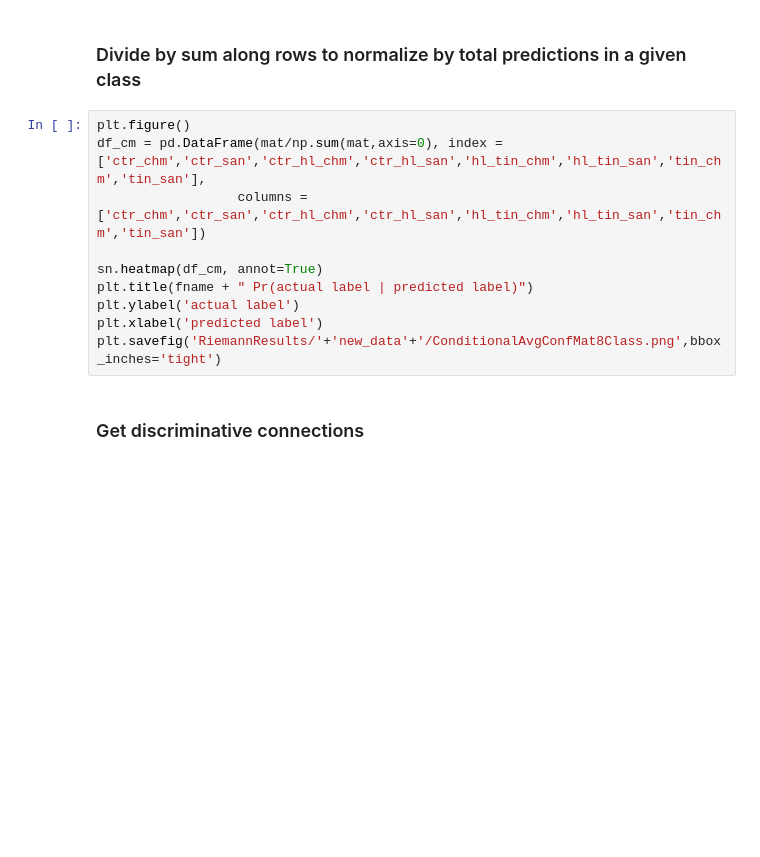
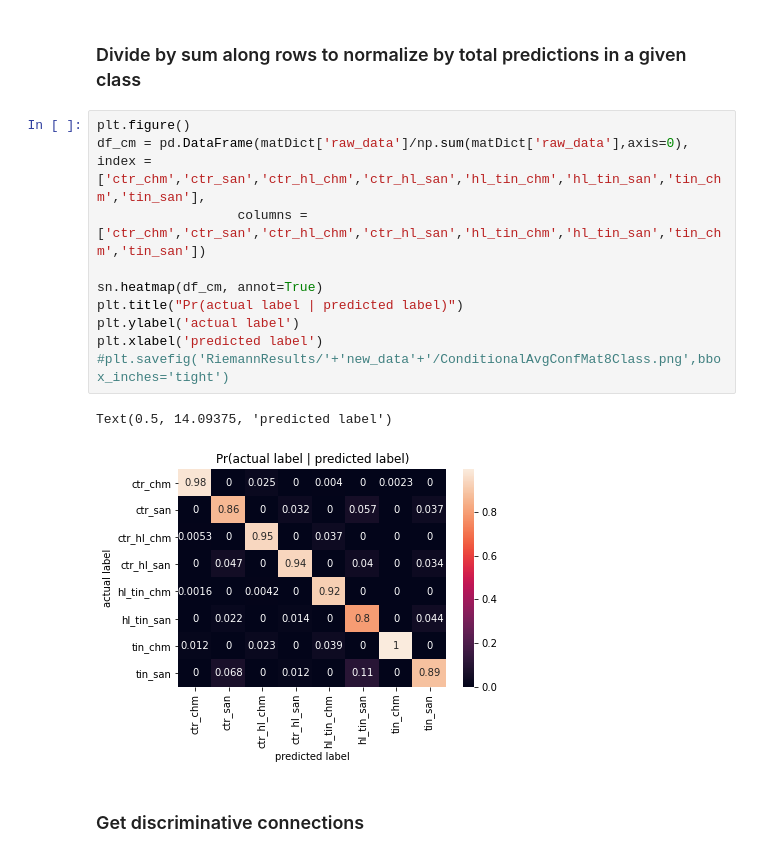
Before and after one commit to dcarmod2/RiemNeuro, a Jupyter notebook: Riemann8Class_paperPrep.ipynb, the cells around one changed output. Saved outputs shown, nothing was run; the diff lists cells and outputs as text; blank space fills up the shorter version.

```diff
--- a/Riemann8Class_paperPrep.ipynb
+++ b/Riemann8Class_paperPrep.ipynb
@@ -291,13 +317,16 @@ plt.savefig('RiemannResults/'+'new_data'+'/AvgConfMat8class.png',bbox_inches='ti
 ### Divide by sum along rows to normalize by total predictions in a given class
 # %%
 plt.figure()
-df_cm = pd.DataFrame(mat/np.sum(mat,axis=0), index = ['ctr_chm','ctr_san','ctr_hl_chm','ctr_hl_san','hl_tin_chm','hl_tin_san','tin_chm','tin_san'],
+df_cm = pd.DataFrame(matDict['raw_data']/np.sum(matDict['raw_data'],axis=0), index = ['ctr_chm','ctr_san','ctr_hl_chm','ctr_hl_san','hl_tin_chm','hl_tin_san','tin_chm','tin_san'],
                   columns = ['ctr_chm','ctr_san','ctr_hl_chm','ctr_hl_san','hl_tin_chm','hl_tin_san','tin_chm','tin_san'])
 
 sn.heatmap(df_cm, annot=True)
-plt.title(fname + " Pr(actual label | predicted label)")
+plt.title("Pr(actual label | predicted label)")
 plt.ylabel('actual label')
 plt.xlabel('predicted label')
-plt.savefig('RiemannResults/'+'new_data'+'/ConditionalAvgConfMat8Class.png',bbox_inches='tight')
+#plt.savefig('RiemannResults/'+'new_data'+'/ConditionalAvgConfMat8Class.png',bbox_inches='tight')
+# %% [output]
+Text(0.5, 14.09375, 'predicted label')
+[figure, added]
 # %% [markdown]
 ### Get discriminative connections
```
Also changed, not shown: parts of 29 cells of this notebook, 4 other files.
